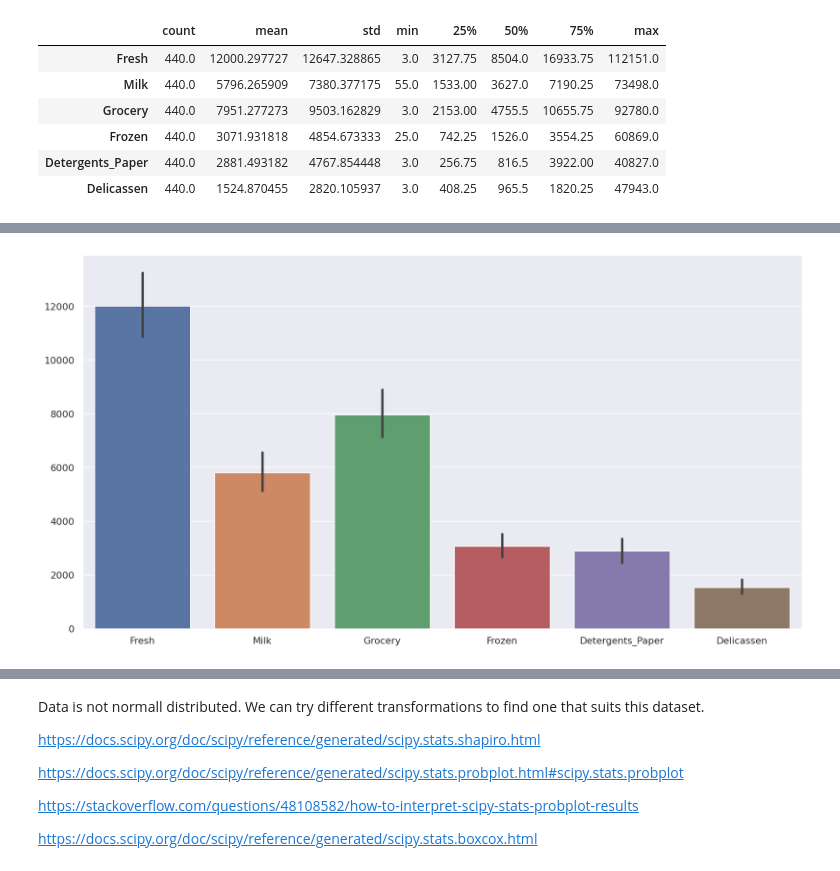
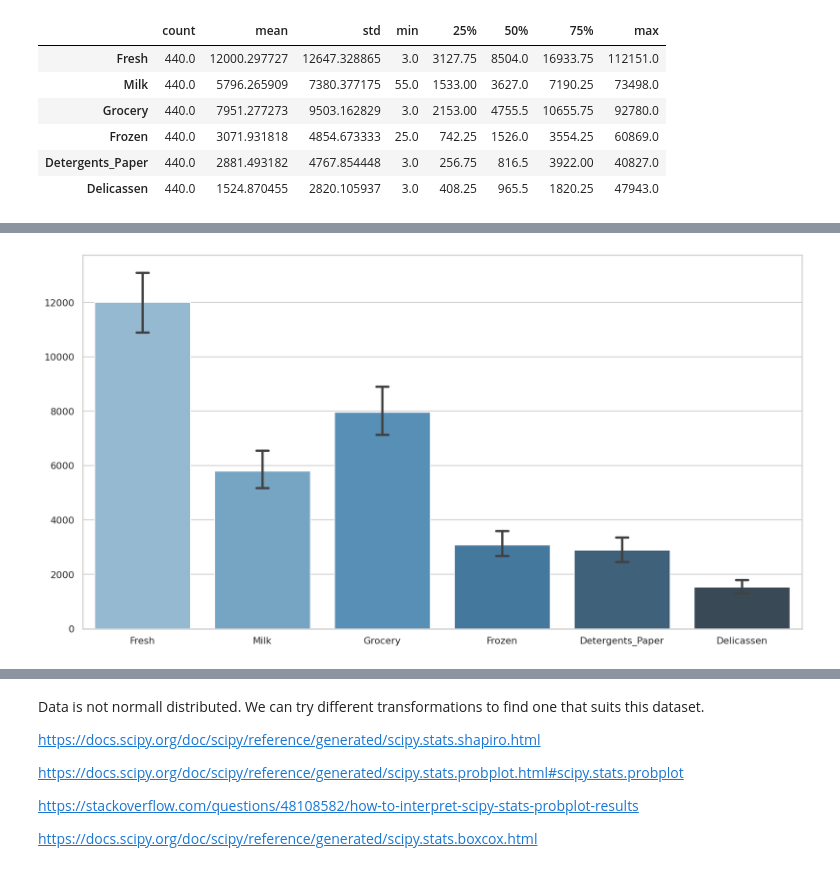
Before and after one commit to ahmadsadeed/COGS109_Project, a Jupyter notebook: project.ipynb, the cells around one changed output, grey strips where cells are left out. Cells and saved outputs as stored; diff of their text form; code cells hidden in the pictures.

```diff
--- a/project.ipynb
+++ b/project.ipynb
@@ -70,7 +77,8 @@ data.describe().T
 # %%
 plt.figure(figsize = (15,8))
-sns.barplot(data=data)
+sns.set_theme(style="whitegrid")
+sns.barplot(data=data, capsize=.1, palette="Blues_d")
 plt.show()
 # %% [output]
-[figure, old version]
+[figure, new version]
 # %%
```
Also changed, not shown: parts of 31 cells of this notebook.
